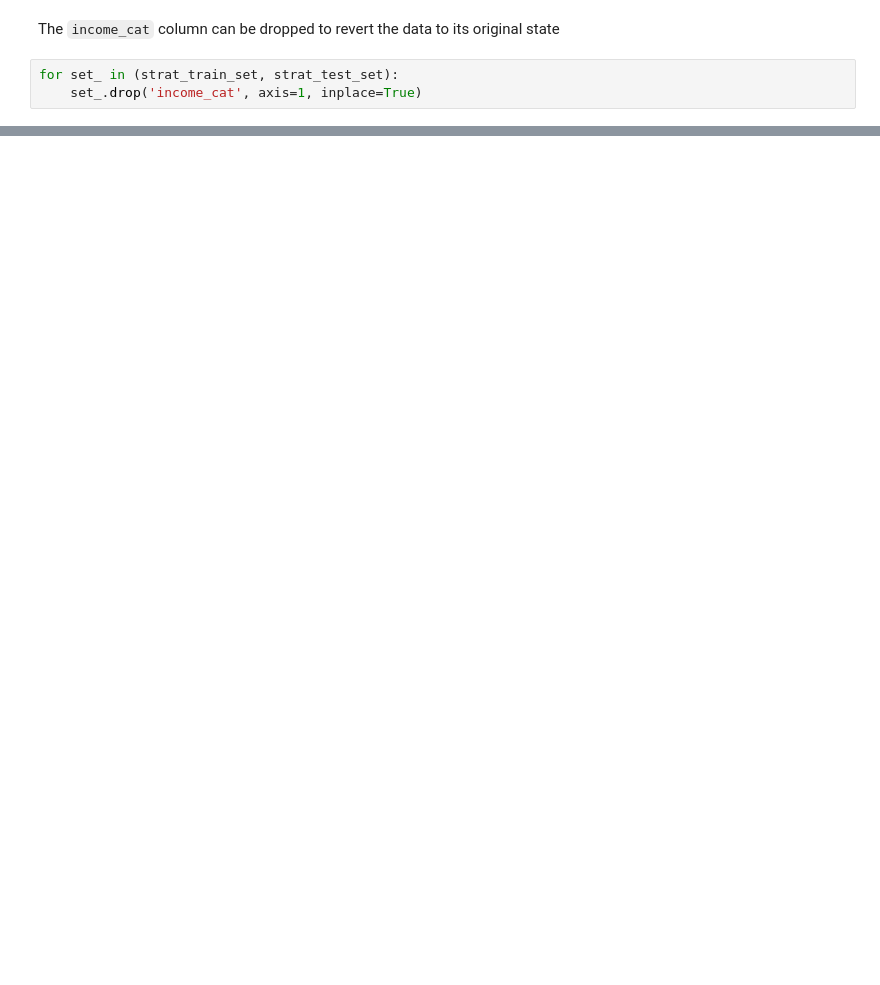
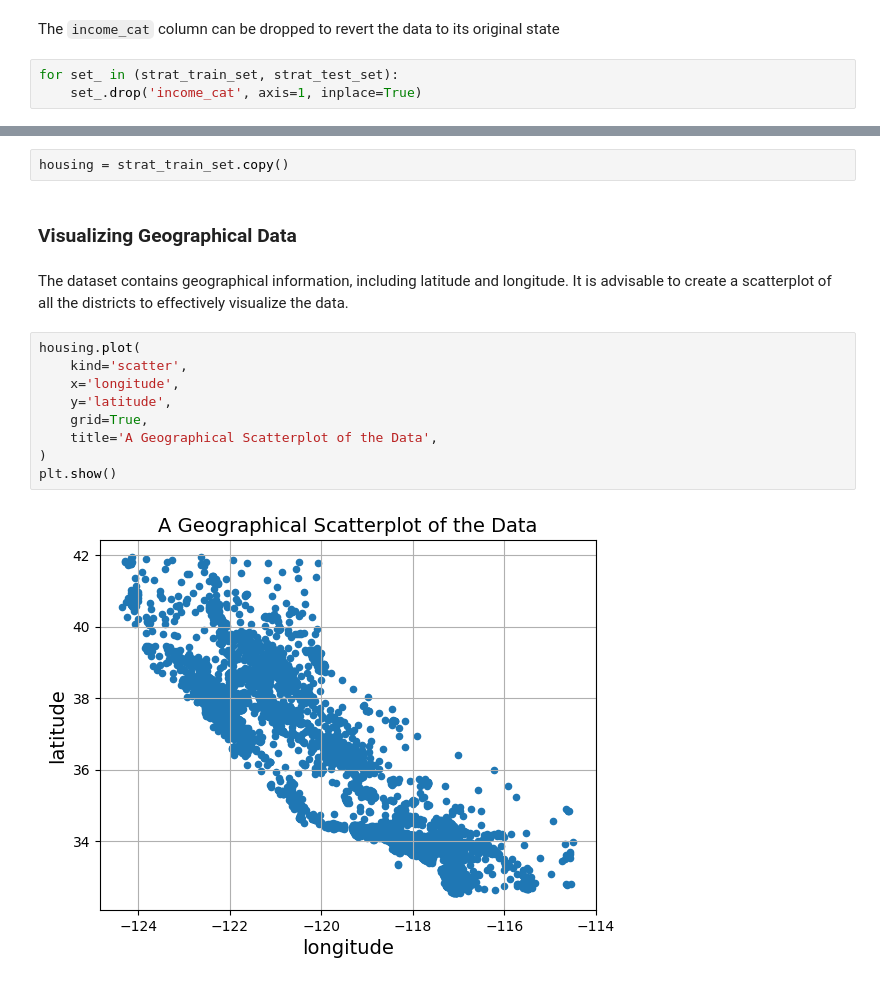
Before and after one commit to Ivan-Grigorev/Hands_On_ML_3, a Jupyter notebook: chapter_02.ipynb, the cells around one changed output, grey strips where cells are left out. Drawn from its saved outputs; the diff is of its cells as text; blank space fills up the shorter version.

```diff
--- a/chapter_02.ipynb
+++ b/chapter_02.ipynb
@@ -214,0 +217,17 @@ for set_ in (strat_train_set, strat_test_set):
+# %%
+housing = strat_train_set.copy()
+# %% [markdown]
+<h3>Visualizing Geographical Data</h3>
+# %% [markdown]
+The dataset contains geographical information, including latitude and longitude. It is advisable to create a scatterplot of all the districts to effectively visualize the data.
+# %%
+housing.plot(
+    kind='scatter',
+    x='longitude',
+    y='latitude',
+    grid=True,
+    title='A Geographical Scatterplot of the Data',
+)
+plt.show()
+# %% [output]
+[figure, added]
```
Also changed, not shown: parts of 16 cells of this notebook.
